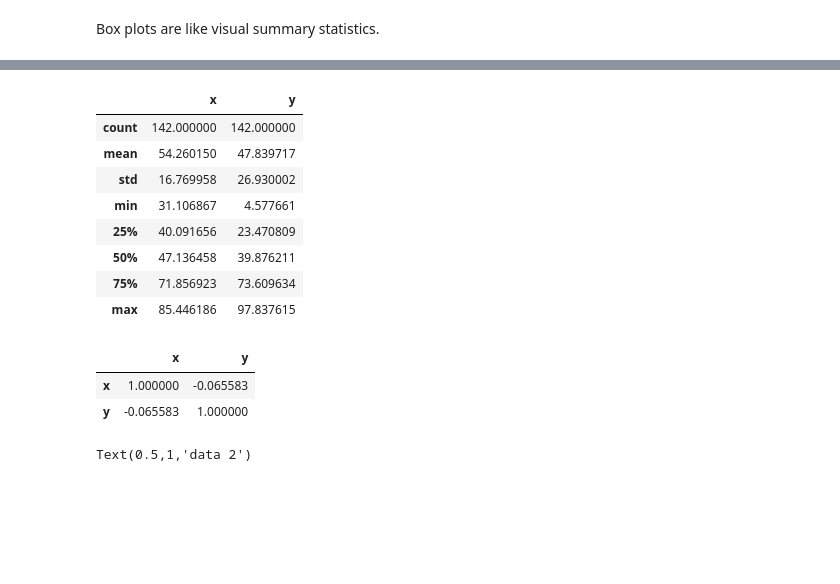
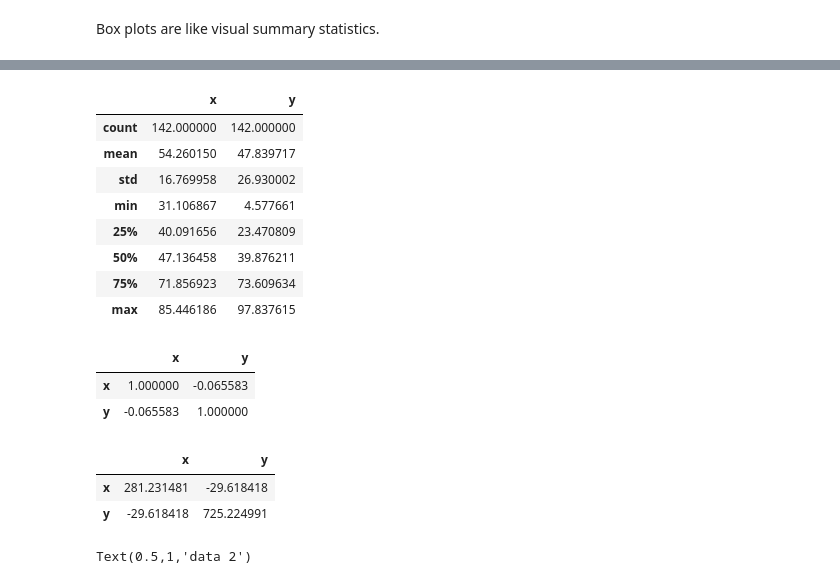
Before and after one commit to BielStela/Curs_UB, a Jupyter notebook: dia_3/DataViz/dataviz.ipynb, the cells around one changed output, grey strips where cells are left out. Cells and saved outputs as stored; diff of their text form; code cells hidden in the pictures; blank space fills up the shorter version.

```diff
--- a/dia_3/DataViz/dataviz.ipynb
+++ b/dia_3/DataViz/dataviz.ipynb
@@ -500,19 +504,23 @@ display(dset1.corr())
 # %%
 display(dset2.describe())
 display(dset2.corr())
+display(dset2.cov())
 # %% [output]
 |  | x | y |
 | count | 142.000000 | 142.000000 |
 | mean | 54.260150 | 47.839717 |
 | std | 16.769958 | 26.930002 |
 | min | 31.106867 | 4.577661 |
 | 25% | 40.091656 | 23.470809 |
 | 50% | 47.136458 | 39.876211 |
 | 75% | 71.856923 | 73.609634 |
 | max | 85.446186 | 97.837615 |
 |  | x | y |
 | x | 1.000000 | -0.065583 |
 | y | -0.065583 | 1.000000 |
+|  | x | y |
+| x | 281.231481 | -29.618418 |
+| y | -29.618418 | 725.224991 |
 # %%
 fig, ax = plt.subplots(1,2,figsize=(12,6))
 sns.boxplot(data=dset1, ax=ax[0])
```
Also changed, not shown: parts of 1 cell of this notebook.
